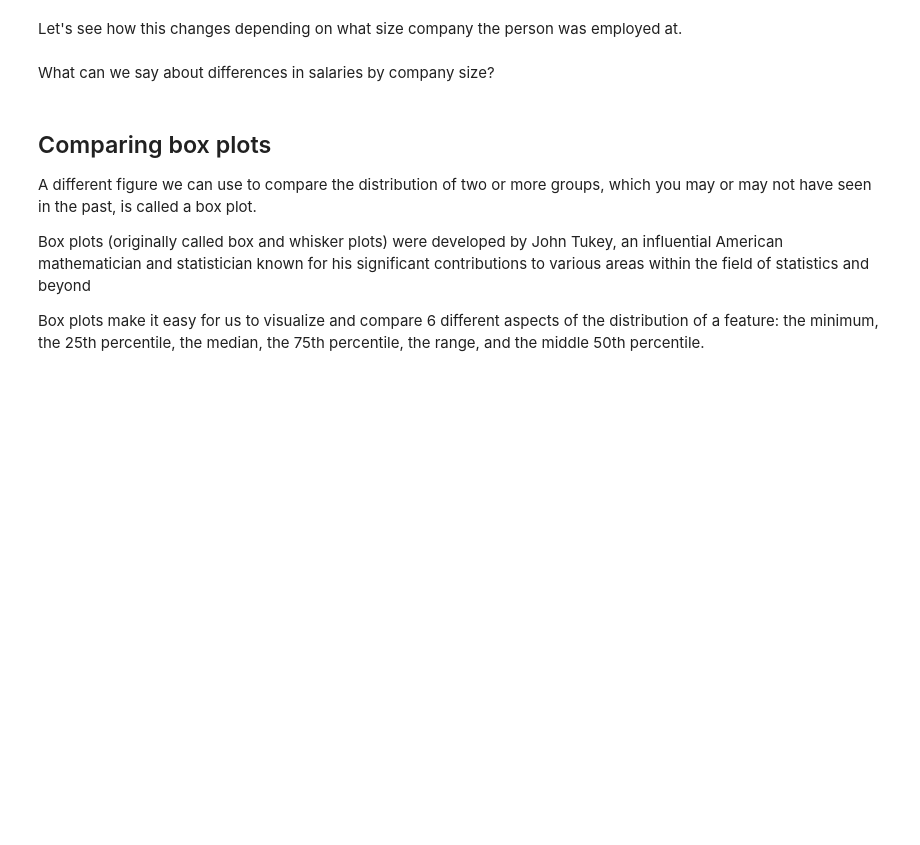
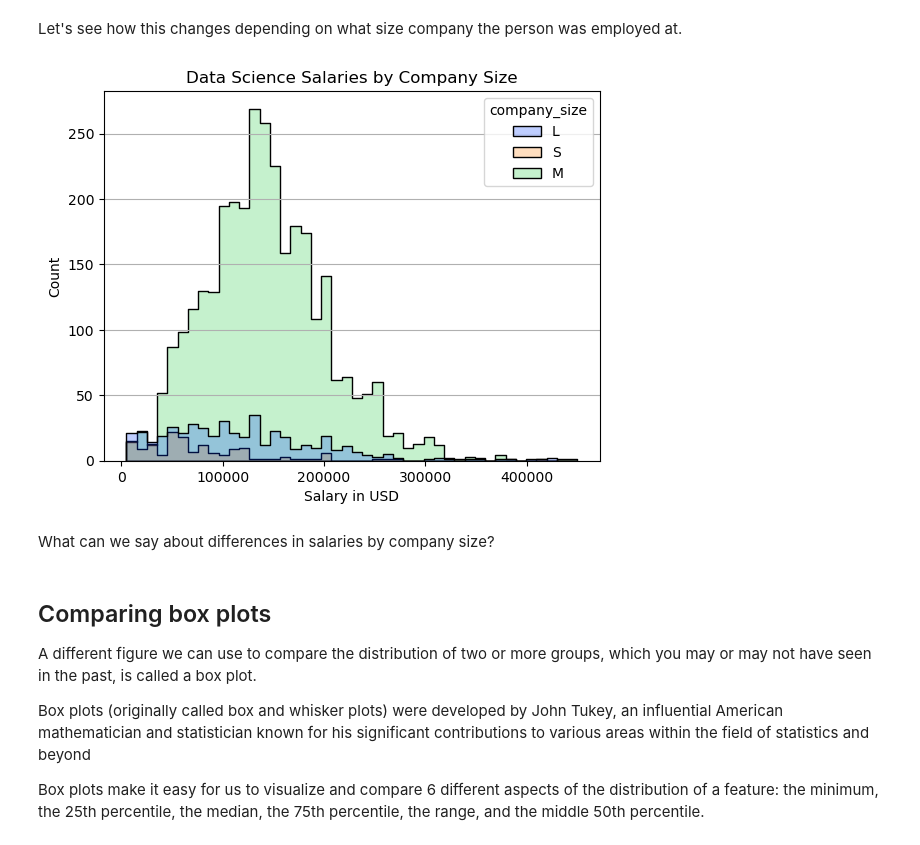
Before and after one commit to sagefhopkins/Data_Visualization_And_Modeling, a Jupyter notebook: Lecture/Week 2/2.2 - Visualizing Differences Between Groups.ipynb, the cells around one changed output. Saved outputs shown, nothing was run; the diff lists cells and outputs as text; code cells hidden in the pictures; blank space fills up the shorter version.

```diff
--- a/Lecture/Week 2/2.2 - Visualizing Differences Between Groups.ipynb
+++ b/Lecture/Week 2/2.2 - Visualizing Differences Between Groups.ipynb
@@ -30,5 +67,16 @@ warnings.simplefilter(action='ignore', category=FutureWarning)
 # %% [markdown]
 Let's see how this changes depending on what size company the person was employed at.
+# %%
+#Seaborn palettes: deep, muted, pastel, bright, dark, colorblind
+
+sns.histplot(data=df, x='salary_in_usd', hue='company_size', element='step', palette='bright', edgecolor='black')
+
+plt.grid(True,axis='y')
+plt.title('Data Science Salaries by Company Size')
+plt.xlabel('Salary in USD')
+plt.show()
+# %% [output]
+[figure, added]
 # %% [markdown]
 What can we say about differences in salaries by company size?
 # %% [markdown]
```
Also changed, not shown: parts of 24 cells of this notebook.
